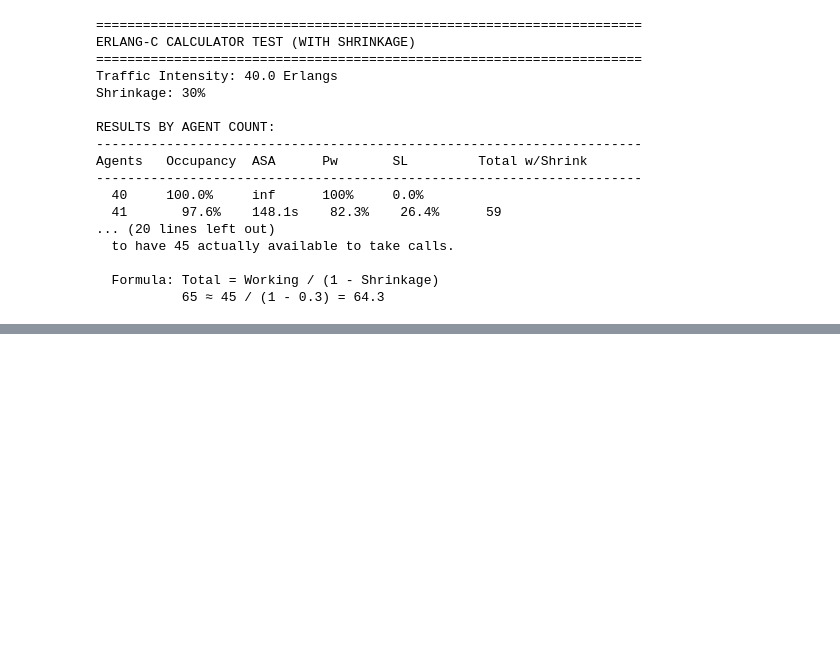
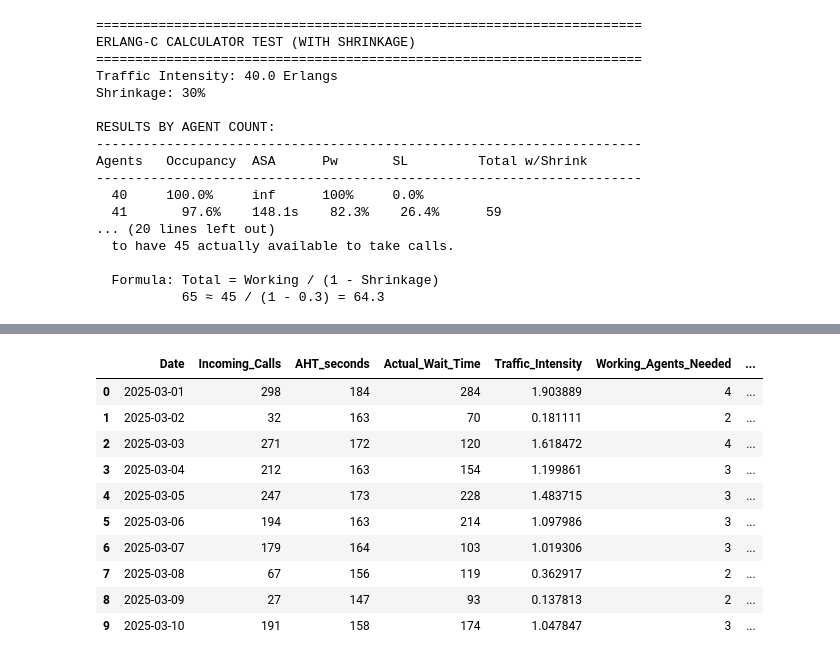
Before and after one commit to UCSD-Intuit-Data-Science-Initiative/UCSD-Intuit-DS-Capstone-project-Jackie, a Jupyter notebook: notebooks/erlangc.ipynb, the cells around one changed output, grey strips where cells are left out. Drawn from its saved outputs; the diff is of its cells as text; code cells hidden in the pictures; blank space fills up the shorter version.

```diff
--- a/notebooks/erlangc.ipynb
+++ b/notebooks/erlangc.ipynb
@@ -233,0 +629,59 @@ Agents   Occupancy  ASA      Pw       SL         Total w/Shrink
+# %%
+# ============================================================================
+# VERIFICATION 1: Apply Erlang-C to Daily Data (Single Product Group)
+# ============================================================================
+# For daily data, we'll assume 8 hours of operation (28800 seconds)
+
+WORK_HOURS = 8
+INTERVAL_SECONDS = WORK_HOURS * 3600  # 28800 seconds
+
+# Filter for one product group
+product_group = "PRODUCT_ABC_DESKTOP_EN_CHAT"
+df_product = daily_df[daily_df["Product Group"] == product_group].copy()
+
+print(f"Analyzing: {product_group}")
+print(f"Date range: {df_product['Date'].min()} to {df_product['Date'].max()}")
+print(f"Total days: {len(df_product)}")
+
+# Apply Erlang-C to each day
+results = []
+for _, row in df_product.iterrows():
+    calls = row['Incoming Calls']
+    aht = row['Talk Duration (AVG)']  # Already in seconds
+
+    if calls > 0 and aht > 0:
+        working, total, metrics = find_min_agents(
+            calls=calls,
+            aht=aht,
+            interval=INTERVAL_SECONDS,
+            target_sl=0.80,
+            target_time=20,
+            max_occupancy=0.85,
+            shrinkage=0.30
+        )
+
+        results.append({
+            'Date': row['Date'],
+            'Incoming_Calls': calls,
+            'AHT_seconds': aht,
+            'Actual_Wait_Time': row['Waiting Time (AVG)'],
+            'Traffic_Intensity': (calls * aht) / INTERVAL_SECONDS,
+            'Working_Agents_Needed': working,
+            'Total_Scheduled': total,
+            'Predicted_SL': metrics['service_level'] if metrics else None,
+            'Predicted_ASA': metrics['asa'] if metrics else None
+        })
+
+results_df = pd.DataFrame(results)
+results_df['Date'] = pd.to_datetime(results_df['Date'])
+
+print("\n" + "=" * 70)
+print("STAFFING RESULTS SUMMARY")
+print("=" * 70)
+print(f"Average Working Agents Needed: {results_df['Working_Agents_Needed'].mean():.1f}")
+print(f"Average Total Scheduled (w/ 30% shrinkage): {results_df['Total_Scheduled'].mean():.1f}")
+print(f"Max Agents Needed (Peak Day): {results_df['Total_Scheduled'].max()}")
+print(f"Min Agents Needed (Low Day): {results_df['Total_Scheduled'].min()}")
+
+results_df.head(10)
+# %% [output]
@@ -233,0 +699,11 @@ Agents   Occupancy  ASA      Pw       SL         Total w/Shrink
+|  | Date | Incoming_Calls | AHT_seconds | Actual_Wait_Time | Traffic_Intensity | Working_Agents_Needed | ... |
+| 0 | 2025-03-01 | 298 | 184 | 284 | 1.903889 | 4 | ... |
+| 1 | 2025-03-02 | 32 | 163 | 70 | 0.181111 | 2 | ... |
+| 2 | 2025-03-03 | 271 | 172 | 120 | 1.618472 | 4 | ... |
+| 3 | 2025-03-04 | 212 | 163 | 154 | 1.199861 | 3 | ... |
+| 4 | 2025-03-05 | 247 | 173 | 228 | 1.483715 | 3 | ... |
+| 5 | 2025-03-06 | 194 | 163 | 214 | 1.097986 | 3 | ... |
+| 6 | 2025-03-07 | 179 | 164 | 103 | 1.019306 | 3 | ... |
+| 7 | 2025-03-08 | 67 | 156 | 119 | 0.362917 | 2 | ... |
+| 8 | 2025-03-09 | 27 | 147 | 93 | 0.137813 | 2 | ... |
+| 9 | 2025-03-10 | 191 | 158 | 174 | 1.047847 | 3 | ... |
```
Also changed, not shown: parts of 14 cells of this notebook.
